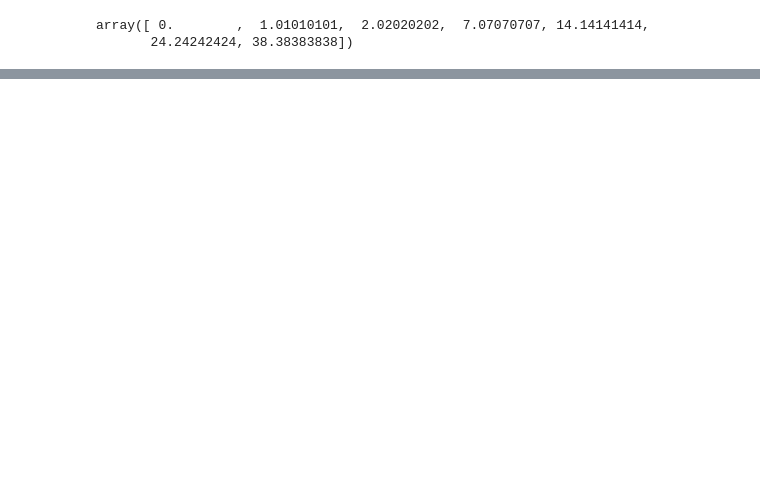
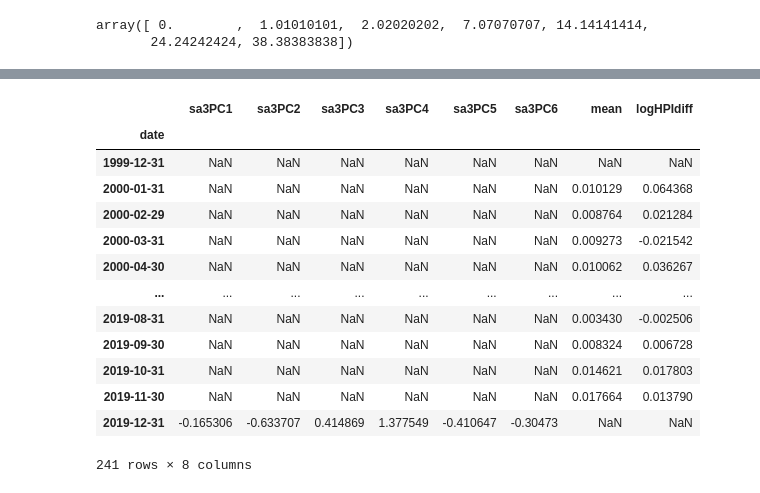
Before and after one commit to LyuLingfeng95/PhDProject1, a Jupyter notebook: Project1_p2.ipynb, the cells around one changed output, grey strips where cells are left out. Drawn from its saved outputs; the diff is of its cells as text; code cells hidden in the pictures; blank space fills up the shorter version.

```diff
--- a/Project1_p2.ipynb
+++ b/Project1_p2.ipynb
@@ -535,7 +571,7 @@ array([ 0.        ,  1.01010101,  2.02020202,  7.07070707, 14.14141414,
        24.24242424, 38.38383838])
 # %%
 key = 'Adelaide Hills'
-gamma1 = 0;
+gamma1 = 100;
 vrdata = vrst.reset_index()
 d3, pcafit = PCA_val(gamma1,df_marks,vrdata)
 X_pca_d_sa3_new = pcafit.transform(X_train_std)
@@ -638,7 +696,7 @@ avg_3['mean'].loc[(avg_3['sa3'] == key)][1:21] - avg_1_y.reset_index()['mean'][1
 # %%
 key = 'Adelaide Hills'
-gamma1 = 0;
-lag = 1;
+gamma1 = 100;
+
 
 vrdata = vrst.reset_index()
 d3, pcafit = PCA_val(gamma1,df_marks,vrdata)
@@ -672,8 +730,3 @@ df4 = df3.interpolate("bfill").interpolate(method='piecewise_polynomial', order=
 
 df4['l2'] = df4['logHPIdiff'] - df4['mean']
 pcadf_sa3_date_new = df4.drop(['logHPIdiff', 'mean'], axis=1)
-
-modelsa3 = VAR(pcadf_sa3_date_new)
-result = modelsa3.fit(lag)
-print("Lag Order =", i)
-print("AIC : ", result.aic)
@@ -721,3 +827,18 @@ df2
 # %%
 df3 = pd.concat([df1,df2['logHPIdiff']], axis=1,join = "outer")
-df4 = df3.interpolate("bfill").interpolate(method='piecewise_polynomial', order=3).interpolate("ffill")
+df3
+# %% [output]
+|  | sa3PC1 | sa3PC2 | sa3PC3 | sa3PC4 | sa3PC5 | sa3PC6 | mean | logHPIdiff |
+| date |  |  |  |  |  |  |  |  |
+| 1999-12-31 | NaN | NaN | NaN | NaN | NaN | NaN | NaN | NaN |
+| 2000-01-31 | NaN | NaN | NaN | NaN | NaN | NaN | 0.010129 | 0.064368 |
+| 2000-02-29 | NaN | NaN | NaN | NaN | NaN | NaN | 0.008764 | 0.021284 |
+| 2000-03-31 | NaN | NaN | NaN | NaN | NaN | NaN | 0.009273 | -0.021542 |
+| 2000-04-30 | NaN | NaN | NaN | NaN | NaN | NaN | 0.010062 | 0.036267 |
+| ... | ... | ... | ... | ... | ... | ... | ... | ... |
+| 2019-08-31 | NaN | NaN | NaN | NaN | NaN | NaN | 0.003430 | -0.002506 |
+| 2019-09-30 | NaN | NaN | NaN | NaN | NaN | NaN | 0.008324 | 0.006728 |
+| 2019-10-31 | NaN | NaN | NaN | NaN | NaN | NaN | 0.014621 | 0.017803 |
+| 2019-11-30 | NaN | NaN | NaN | NaN | NaN | NaN | 0.017664 | 0.013790 |
+| 2019-12-31 | -0.165306 | -0.633707 | 0.414869 | 1.377549 | -0.410647 | -0.30473 | NaN | NaN |
+241 rows × 8 columns
```
Also changed, not shown: parts of 18 cells of this notebook.
